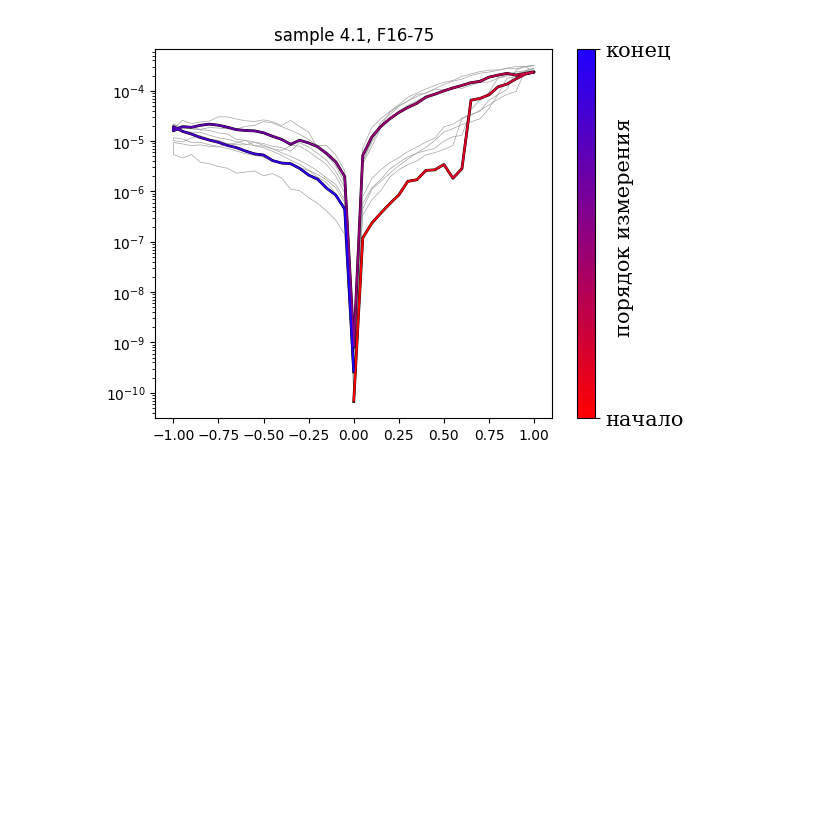
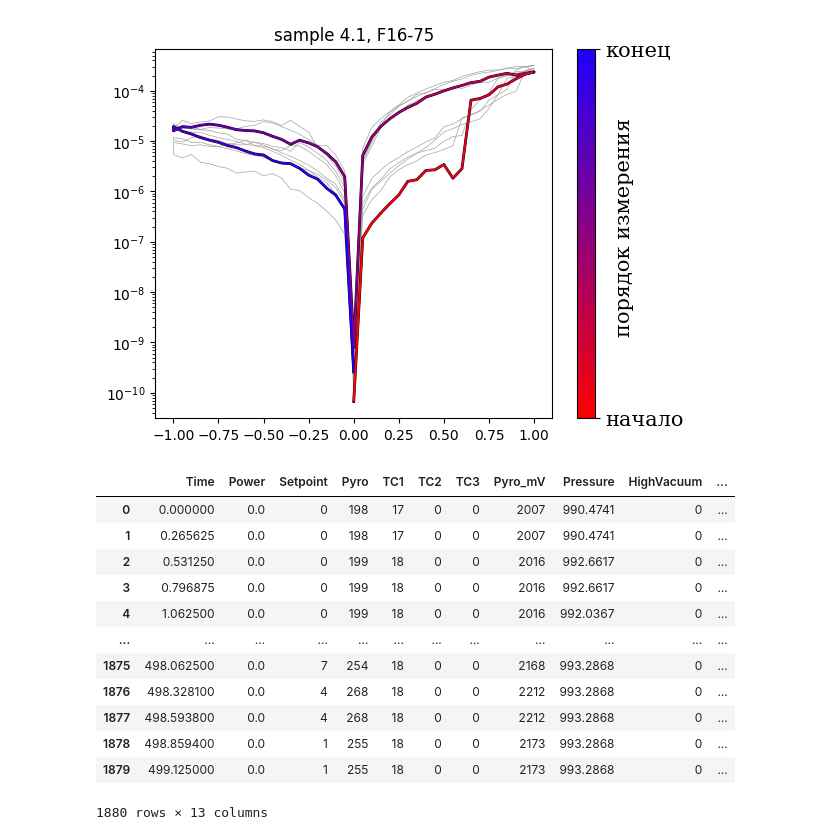
Before and after one commit to OneMoreGate/TiN-HZO_experimental, a Jupyter notebook: sample_4.1_postann_550/analysis.ipynb, the cells around one changed output. Cells and saved outputs as stored; diff of their text form; code cells hidden in the pictures; blank space fills up the shorter version.

```diff
--- a/sample_4.1_postann_550/analysis.ipynb
+++ b/sample_4.1_postann_550/analysis.ipynb
@@ -47,3 +47,20 @@ ax.text(x=1.5, y=2*10**(-7), s='порядок измерения', fontsize=15,
 # %% [output]
 Text(1.5, 2e-07, 'порядок измерения')
 [figure]
+# %%
+post_ann = pd.read_csv('post_ann.HIS', skiprows=7)
+post_ann
+# %% [output]
+|  | Time | Power | Setpoint | Pyro | TC1 | TC2 | TC3 | Pyro_mV | Pressure | HighVacuum | ... |
+| 0 | 0.000000 | 0.0 | 0 | 198 | 17 | 0 | 0 | 2007 | 990.4741 | 0 | ... |
+| 1 | 0.265625 | 0.0 | 0 | 198 | 17 | 0 | 0 | 2007 | 990.4741 | 0 | ... |
+| 2 | 0.531250 | 0.0 | 0 | 199 | 18 | 0 | 0 | 2016 | 992.6617 | 0 | ... |
+| 3 | 0.796875 | 0.0 | 0 | 199 | 18 | 0 | 0 | 2016 | 992.6617 | 0 | ... |
+| 4 | 1.062500 | 0.0 | 0 | 199 | 18 | 0 | 0 | 2016 | 992.0367 | 0 | ... |
+| ... | ... | ... | ... | ... | ... | ... | ... | ... | ... | ... | ... |
+| 1875 | 498.062500 | 0.0 | 7 | 254 | 18 | 0 | 0 | 2168 | 993.2868 | 0 | ... |
+| 1876 | 498.328100 | 0.0 | 4 | 268 | 18 | 0 | 0 | 2212 | 993.2868 | 0 | ... |
+| 1877 | 498.593800 | 0.0 | 4 | 268 | 18 | 0 | 0 | 2212 | 993.2868 | 0 | ... |
+| 1878 | 498.859400 | 0.0 | 1 | 255 | 18 | 0 | 0 | 2173 | 993.2868 | 0 | ... |
+| 1879 | 499.125000 | 0.0 | 1 | 255 | 18 | 0 | 0 | 2173 | 993.2868 | 0 | ... |
+1880 rows × 13 columns
```
Also changed, not shown: parts of 3 cells of this notebook, 5 other files.
